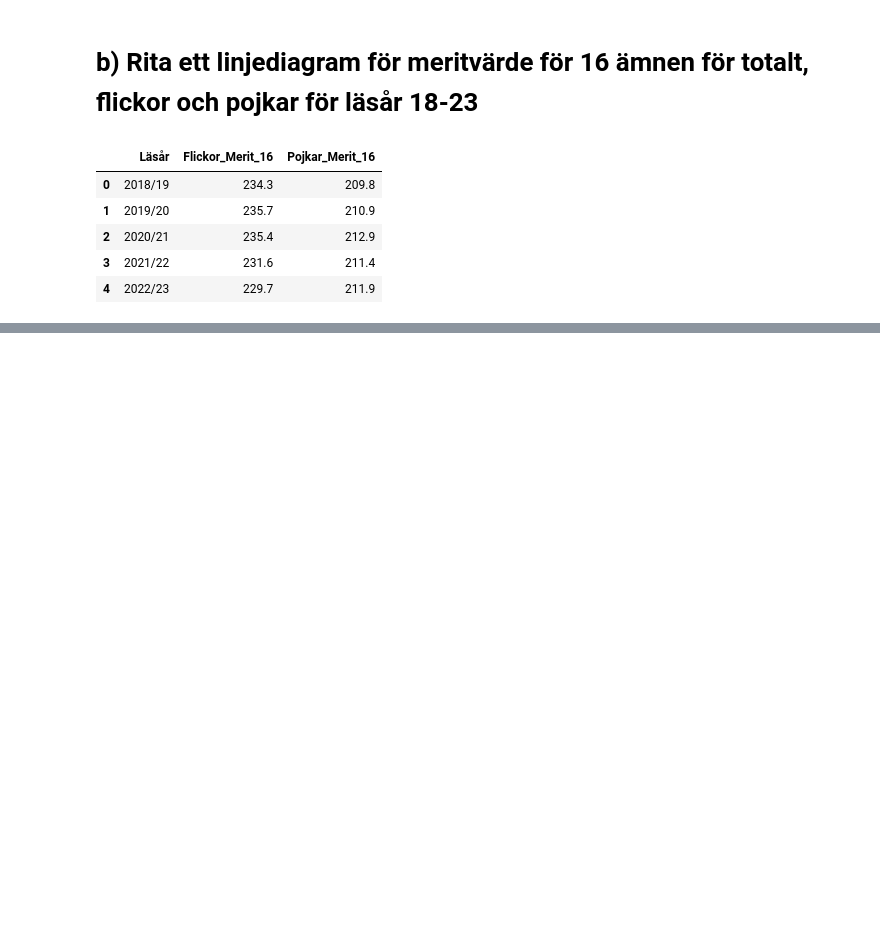
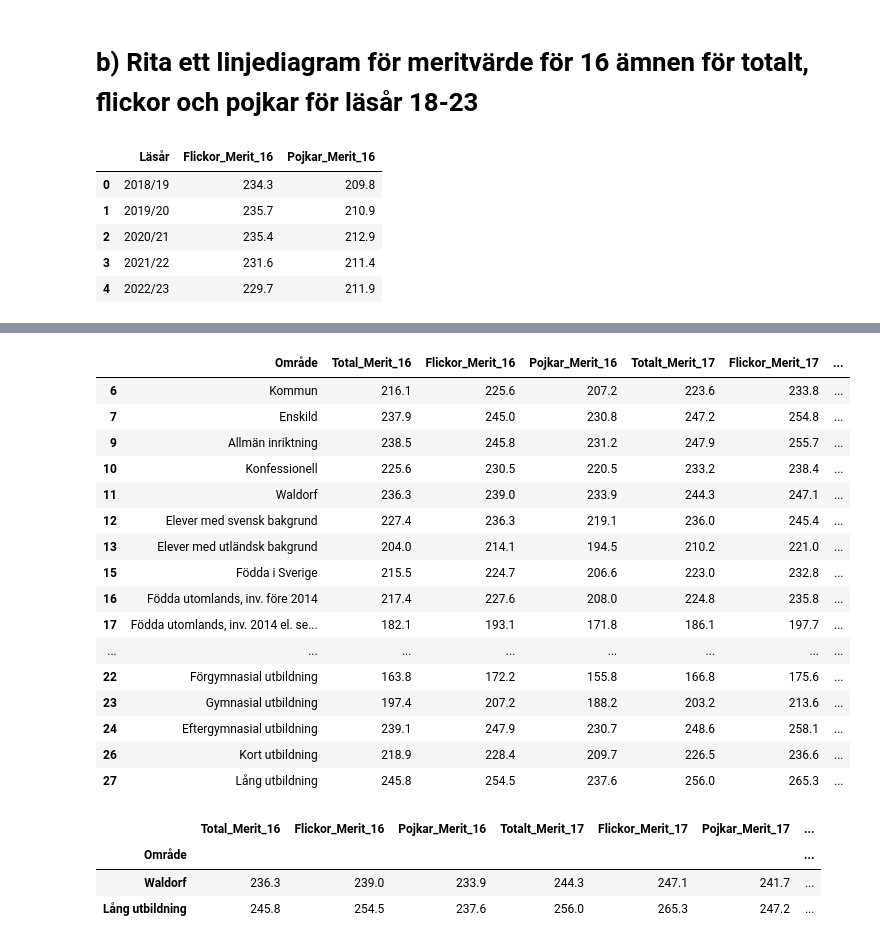
Before and after one commit to Zandri2k/Python-Sandra-Nilsson-OPA23, a Jupyter notebook: Labb_2/Labb_2.ipynb, the cells around one changed output, grey strips where cells are left out. Drawn from its saved outputs; the diff is of its cells as text; code cells hidden in the pictures; blank space fills up the shorter version.

```diff
--- a/Labb_2/Labb_2.ipynb
+++ b/Labb_2/Labb_2.ipynb
@@ -536,0 +562,15 @@ fig.show()
+# %%
+
+df_semster_23.columns = [
+ "Område",
+ "Total_Merit_16",
+ "Flickor_Merit_16",
+ "Pojkar_Merit_16",
+ "Totalt_Merit_17",
+ "Flickor_Merit_17",
+ "Pojkar_Merit_17",
+ "Totalt_%",
+ "Flickor_%",
+ "Pojkar_%"]
+
+df_semster_23.head()
@@ -536,0 +584,21 @@ fig.show()
+# %%
+df_semster_23 = df_semster_23.drop(labels=[5, 8, 14,21,25], axis=0) #raderar tomma rader med vald index
+df_semster_23
+# %% [output]
+|  | Område | Total_Merit_16 | Flickor_Merit_16 | Pojkar_Merit_16 | Totalt_Merit_17 | Flickor_Merit_17 | ... |
+| 6 | Kommun | 216.1 | 225.6 | 207.2 | 223.6 | 233.8 | ... |
+| 7 | Enskild | 237.9 | 245.0 | 230.8 | 247.2 | 254.8 | ... |
+| 9 | Allmän inriktning | 238.5 | 245.8 | 231.2 | 247.9 | 255.7 | ... |
+| 10 | Konfessionell | 225.6 | 230.5 | 220.5 | 233.2 | 238.4 | ... |
+| 11 | Waldorf | 236.3 | 239.0 | 233.9 | 244.3 | 247.1 | ... |
+| 12 | Elever med svensk bakgrund | 227.4 | 236.3 | 219.1 | 236.0 | 245.4 | ... |
+| 13 | Elever med utländsk bakgrund | 204.0 | 214.1 | 194.5 | 210.2 | 221.0 | ... |
+| 15 | Födda i Sverige | 215.5 | 224.7 | 206.6 | 223.0 | 232.8 | ... |
+| 16 | Födda utomlands, inv. före 2014 | 217.4 | 227.6 | 208.0 | 224.8 | 235.8 | ... |
+| 17 | Födda utomlands, inv. 2014 el. se... | 182.1 | 193.1 | 171.8 | 186.1 | 197.7 | ... |
+| ... | ... | ... | ... | ... | ... | ... | ... |
+| 22 | Förgymnasial utbildning | 163.8 | 172.2 | 155.8 | 166.8 | 175.6 | ... |
+| 23 | Gymnasial utbildning | 197.4 | 207.2 | 188.2 | 203.2 | 213.6 | ... |
+| 24 | Eftergymnasial utbildning | 239.1 | 247.9 | 230.7 | 248.6 | 258.1 | ... |
+| 26 | Kort utbildning | 218.9 | 228.4 | 209.7 | 226.5 | 236.6 | ... |
+| 27 | Lång utbildning | 245.8 | 254.5 | 237.6 | 256.0 | 265.3 | ... |
@@ -536,0 +607,7 @@ fig.show()
+# %%
+df_semster_23.loc[["Waldorf","Lång utbildning"]] #plockar ut rader med indexnamn
+# %% [output]
+|  | Total_Merit_16 | Flickor_Merit_16 | Pojkar_Merit_16 | Totalt_Merit_17 | Flickor_Merit_17 | Pojkar_Merit_17 | ... |
+| Område |  |  |  |  |  |  | ... |
+| Waldorf | 236.3 | 239.0 | 233.9 | 244.3 | 247.1 | 241.7 | ... |
+| Lång utbildning | 245.8 | 254.5 | 237.6 | 256.0 | 265.3 | 247.2 | ... |
```
Also changed, not shown: parts of 8 cells of this notebook.
